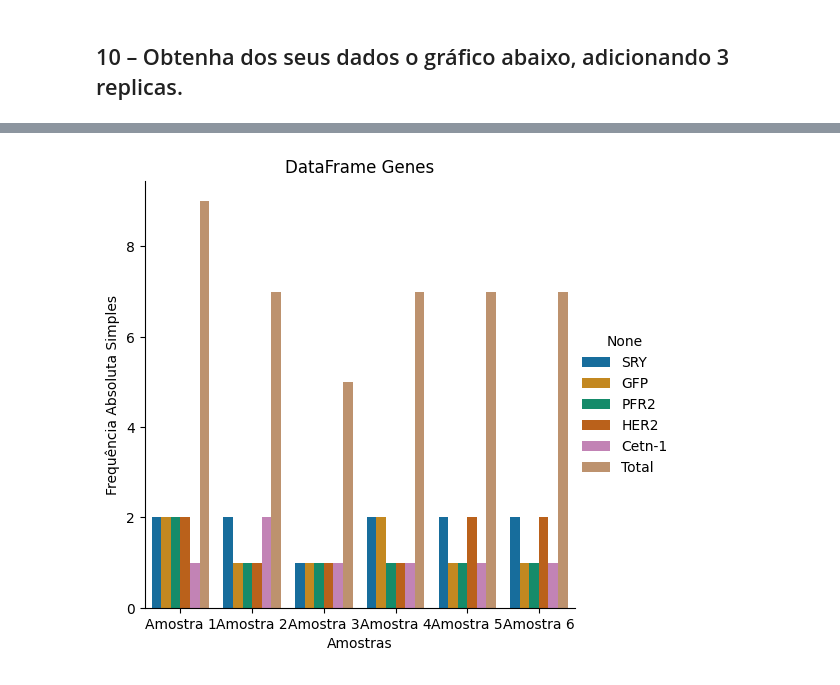
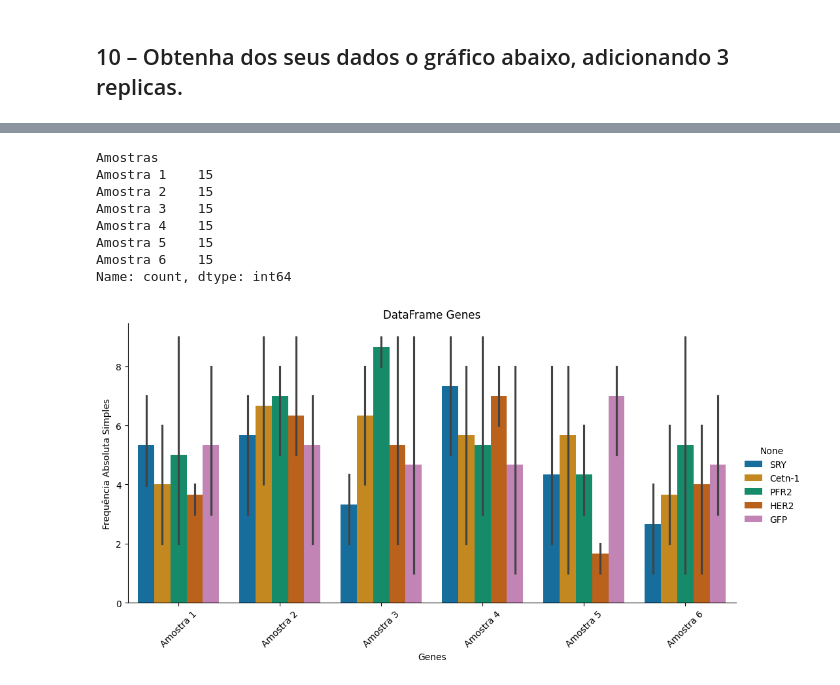
Before and after one commit to R-Zurik/PythonBasico_Disciplina, a Jupyter notebook: Exercícios/13-Variáveis_Qualitativas_2026-03-30.ipynb, the cells around one changed output, grey strips where cells are left out. Saved outputs shown, nothing was run; the diff lists cells and outputs as text; code cells hidden in the pictures.

```diff
--- a/Exercícios/13-Variáveis_Qualitativas_2026-03-30.ipynb
+++ b/Exercícios/13-Variáveis_Qualitativas_2026-03-30.ipynb
@@ -354,2 +223,21 @@ df_12
 # %% [markdown]
 ## 10 – Obtenha dos seus dados o gráfico abaixo, adicionando 3 replicas.
+# %%
+df["Réplica"] = "Réplica 1"
+
+# Criando nóvas réplicas
+    # Réplica 2
+x=0
+while x < 6:
+    ax_arr = np.random.randint(1,10,5).reshape(-1,1)
+    df_x = pd.DataFrame(ax_arr, index=df.index[:5], columns=["Frequência Absoluta Simples"])
+    df_x["Frequência Relativa Simples"] = df_x["Frequência Absoluta Simples"]/df_x[
+        "Frequência Absoluta Simples"].sum()
+    df_x["Frequência Absoluta Acumulada"] = df_x["Frequência Absoluta Simples"].cumsum()
+    df_x["Frequência Relativa Acumulada"] = df_x["Frequência Relativa Simples"].cumsum()
+    df_x["Amostras"] = "Amostra " + str(x+1)
+    df = pd.concat([df, df_x], axis = 0)
+    x=x+1
+    # Adicionando "Réplica 2" na coluna de Réplicas
+df.fillna("Réplica 2", inplace=True)
+df.tail() # Confirmar se adicionou no final
@@ -355,0 +251,17 @@ df_12
+# %%
+# Criando nóvas réplicas
+    # Réplica 3
+x=0
+while x < 6:
+    ax_arr = np.random.randint(1,10,5).reshape(-1,1)
+    df_x = pd.DataFrame(ax_arr, index=df.index[:5], columns=["Frequência Absoluta Simples"])
+    df_x["Frequência Relativa Simples"] = df_x["Frequência Absoluta Simples"]/df_x[
+        "Frequência Absoluta Simples"].sum()
+    df_x["Frequência Absoluta Acumulada"] = df_x["Frequência Absoluta Simples"].cumsum()
+    df_x["Frequência Relativa Acumulada"] = df_x["Frequência Relativa Simples"].cumsum()
+    df_x["Amostras"] = "Amostra " + str(x+1)
+    df = pd.concat([df, df_x], axis = 0)
+    x=x+1
+    # Adicionando "Réplica 2" na coluna de Réplicas
+df.fillna("Réplica 3", inplace=True)
+df.tail() # Confirmar se adicionou no final
@@ -356,7 +291,21 @@ df_12
+# %%
+df.value_counts("Amostras")
+# %% [output]
+Amostras
+Amostra 1    15
+Amostra 2    15
+Amostra 3    15
+Amostra 4    15
+Amostra 5    15
+Amostra 6    15
+Name: count, dtype: int64
 # %%
 # Obtendo gráfico de barras a partir da frequência absoluta simples
-grf_fas = sns.catplot(x=df_12["Amostras"], y=df_12["Frequência Absoluta Simples"],
-            kind="bar", hue=df_12.index,
-            palette='colorblind').set(title="DataFrame Genes")
+sns.catplot(x=df["Amostras"], y=df["Frequência Absoluta Simples"],
+    kind="bar", hue=df.index,
+    palette='colorblind', aspect=2).set(title="DataFrame Genes")
+plt.xlabel("Genes")
+plt.xticks(rotation=45) # Rotacionar 45 graus para ficar melhor visualizável
+plt.show()
 # %% [output]
-[figure, old version]
+[figure, new version]
```
Also changed, not shown: parts of 25 cells of this notebook, 2 other files.
